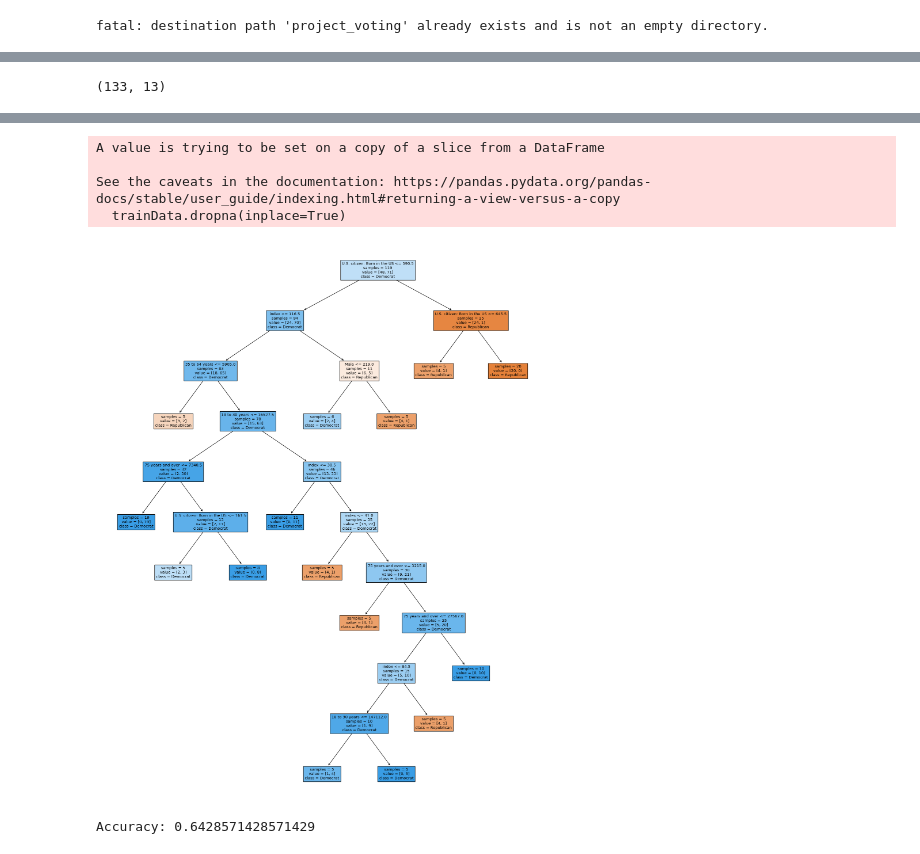
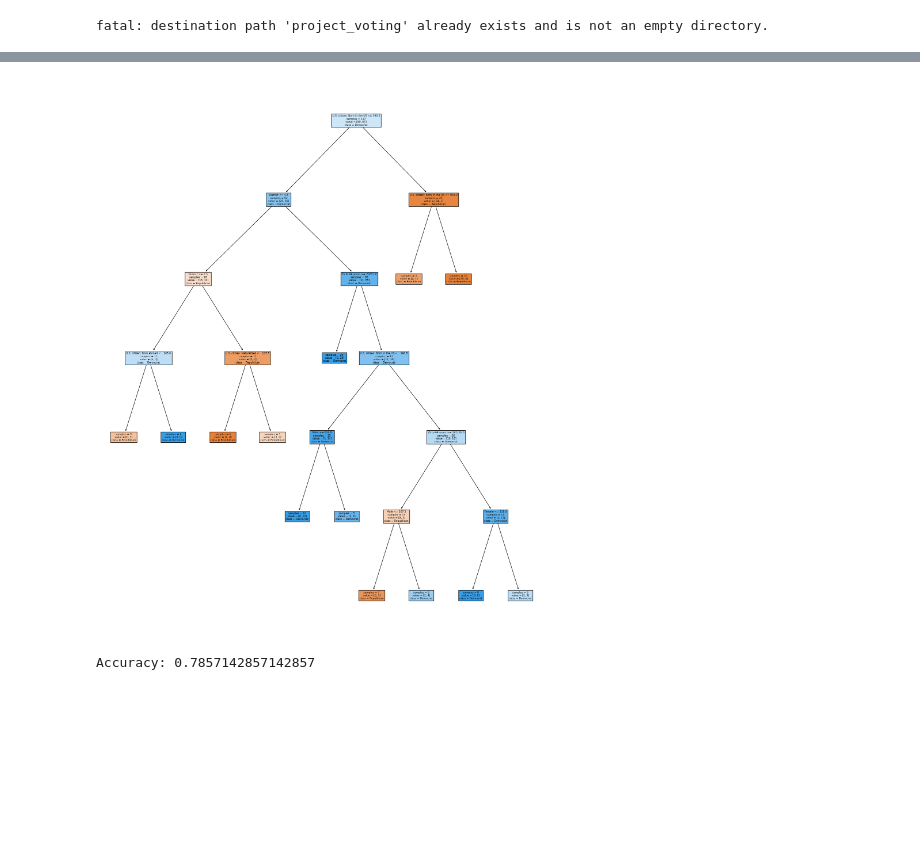
Before and after one commit to RainaVardhan/project_voting, a Jupyter notebook: model.ipynb, the cells around one changed output, grey strips where cells are left out. Saved outputs shown, nothing was run; the diff lists cells and outputs as text; code cells hidden in the pictures; blank space fills up the shorter version.

Commit message:
created tree and added analysis

```diff
--- a/model.ipynb
+++ b/model.ipynb
@@ -97,7 +67,17 @@ winners_2020.to_csv('winners_2020.csv', index=False)
-# %%
-winners_2020.shape
-# %% [output]
-(133, 13)
+# %%
+#cleaned data to get district number
+
+df = pd.read_csv('/content/project_voting/data/county_adjacencies.csv')
+columns_to_keep = ['County', 'District']
+districts = df[columns_to_keep].sort_values(by='District')
+districts.to_csv('districts.csv', index=False)
+def add_space_before_capitalized(value):
+    return value[0] + ''.join(' ' + char if char.isupper() else char for char in value[1:])
+
+# Apply the function to the 'variable' column
+districts['County'] = districts['County'].apply(add_space_before_capitalized).str.upper()
+
+print(districts)
 # %%
 import numpy as np
 import pandas as pd
@@ -108,55 +88,47 @@ from sklearn.tree import DecisionTreeClassifier, plot_tree
 from sklearn.metrics import accuracy_score
 
 
-county_data['COUNTY'] = county_data['COUNTY'].str.replace(' County', '', case=False)
+# merge county_data with votes
+combined = pd.merge(county_data,winners_2020, left_on='COUNTY', right_on='county_name', how='inner')
+combined.drop('county_name', axis=1, inplace=True)
+
+# merge combined with district_data
+combined = pd.merge(combined, districts, left_on='COUNTY', right_on='County', how='inner')
+
+# convert county names to uppercase and sort
+combined['COUNTY'] = combined['COUNTY'].str.upper()
+combined = combined.sort_values(by='COUNTY', ascending=True)
+
+# Reset index - chat
+combined = combined.reset_index(drop=False)
+
+#print(combined)
+
+# Save to CSV
+combined.to_csv('combined.csv', index=False)
 
 
-
-votes = winners_2020.groupby(['county_name', 'party']).agg({'candidatevotes':'sum'}).reset_index()
-
-county_data['COUNTY'] = county_data['COUNTY'].str.upper()
-county_data = county_data.sort_values(by='COUNTY', ascending=True)
-votes['county_name'] = votes['county_name'].str.upper()
-votes = votes.sort_values(by='county_name', ascending=True)
-
-combined = pd.merge(county_data,votes,left_on='COUNTY', right_on='county_name', how='inner')
-combined.drop('county_name', axis=1, inplace=True)
-combined = combined.reset_index(drop=False)
-
-print(combined)
-
-combined.to_csv('combined3.csv', index=False)
-
-
-
-# Define selected features and target variable
-selected_features = ['index','U.S. citizen: Born in the US', 'Male', 'Female', '18 to 30 years', '35 to 64 years', '65 to 74 years', '75 years and over']
+selected_features = ['District','U.S. citizen: Born in the US', 'U.S. citizen: Born abroad', 'U.S. citizen: Naturalized', 'Male', 'Female', '18 to 30 years', '35 to 64 years', '65 to 74 years', '75 years and over']
 target_variable = 'party'
 
 # Filter dataset to include only selected features and target variable
 trainData = combined[selected_features + [target_variable]]
-
-# Drop rows with missing values
 trainData.dropna(inplace=True)
-
-# Split training and testing data into features (X) and target variable (y)
 X = trainData[selected_features]
 y = trainData[target_variable]
 X_train, X_test, y_train, y_test = train_test_split(X, y, test_size=0.1, random_state=42)
-
-# Train Decision Tree model
-clf = DecisionTreeClassifier(max_depth=10, min_samples_leaf=5, random_state=42)
+clf = DecisionTreeClassifier(max_depth=8, min_samples_leaf=5, random_state=42)
 clf.fit(X_train, y_train)
 
-# Visualize the decision tree
+
 plt.figure(figsize=(20, 25))
 plot_tree(clf, filled=True, feature_names=selected_features, class_names= ['Republican', 'Democrat'], impurity=False)
 plt.show()
 
-# Predict on test set
+
 y_pred = clf.predict(X_test)
 
-# Evaluate model performance
+#accuracy
 accuracy = accuracy_score(y_test, y_pred)
 print("Accuracy:", accuracy)
 # %% [output]
@@ -180,6 +139,2 @@ print("Accuracy:", accuracy)
+[figure, new version]
-A value is trying to be set on a copy of a slice from a DataFrame
-
-See the caveats in the documentation: https://pandas.pydata.org/pandas-docs/stable/user_guide/indexing.html#returning-a-view-versus-a-copy
-  trainData.dropna(inplace=True)
+Accuracy: 0.7857142857142857
-[figure, old version]
-Accuracy: 0.6428571428571429
```
Also changed, not shown: parts of 5 cells of this notebook.
